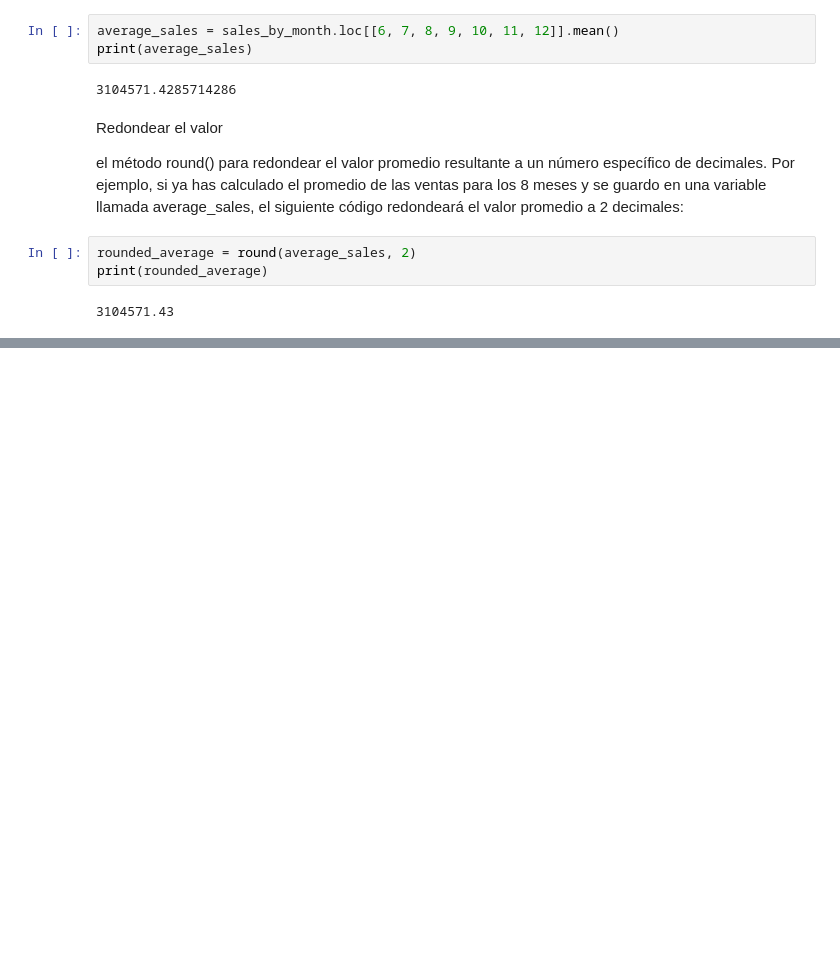
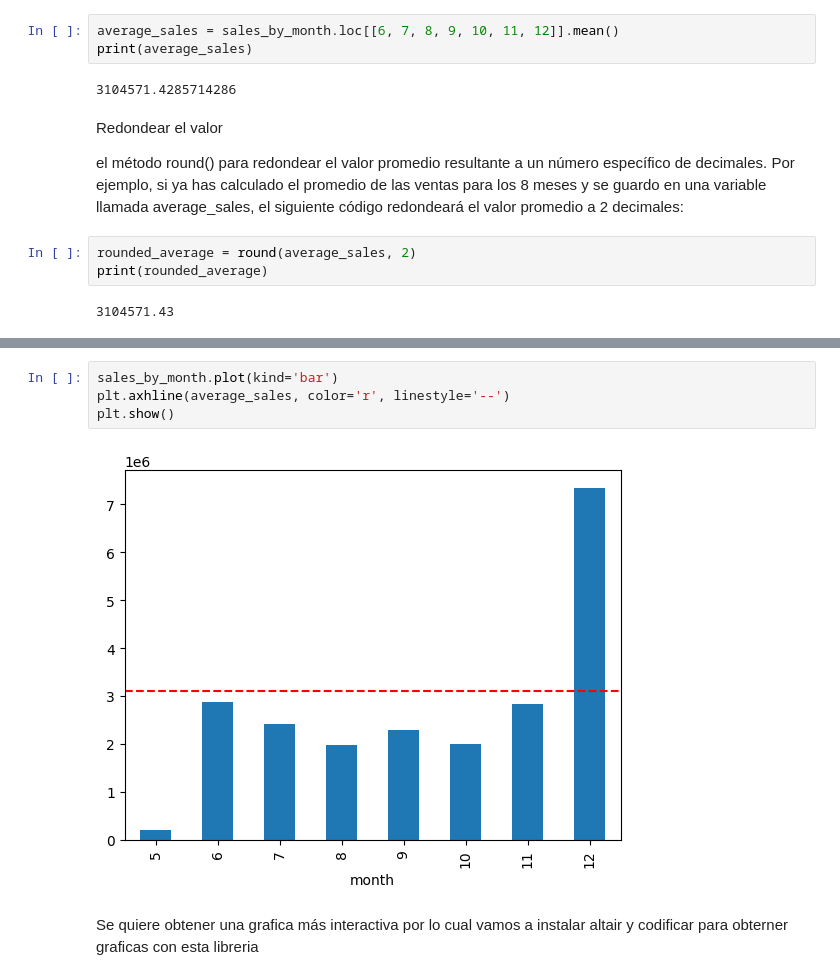
Before and after one commit to dicana27/Proyecto-Tienda-de-Ropa, a Jupyter notebook: main.ipynb, the cells around one changed output, grey strips where cells are left out. Cells and saved outputs as stored; diff of their text form; blank space fills up the shorter version.

```diff
--- a/main.ipynb
+++ b/main.ipynb
@@ -161,0 +207,8 @@ print(rounded_average)
+# %%
+sales_by_month.plot(kind='bar')
+plt.axhline(average_sales, color='r', linestyle='--')
+plt.show()
+# %% [output]
+[figure, added]
+# %% [markdown]
+Se quiere obtener una grafica más interactiva por lo cual vamos a instalar altair y codificar para obterner graficas con esta libreria
```
Also changed, not shown: parts of 13 cells of this notebook.
